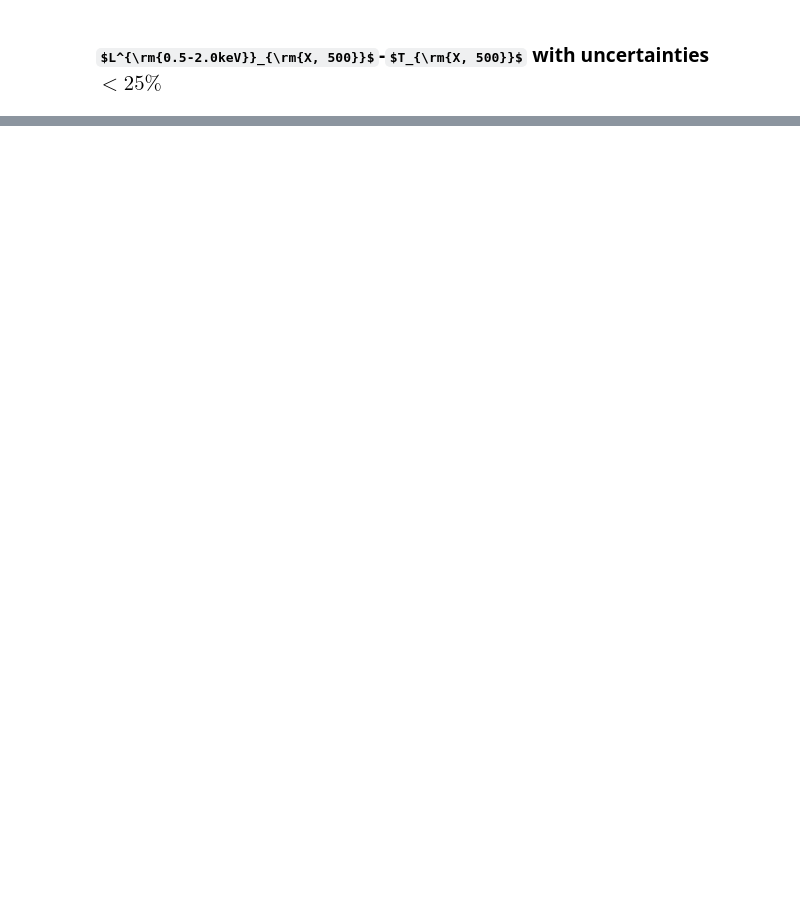
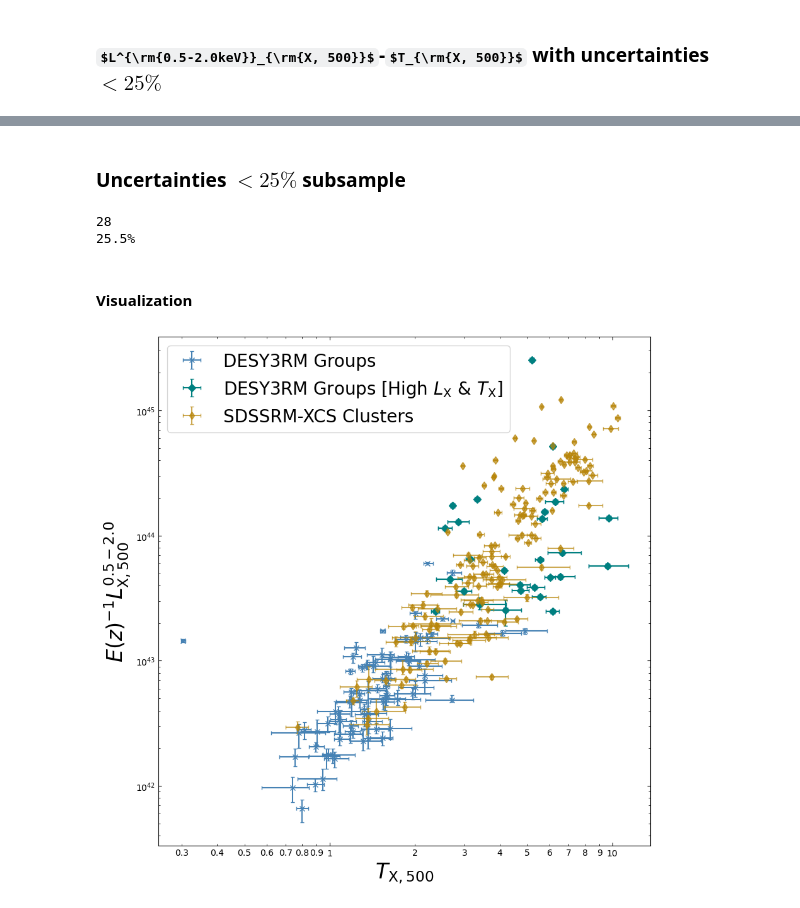
Before and after one commit to DavidT3/DESY3-XMM-Groups, a Jupyter notebook: notebooks/results_analyses/DESY3RM-XMM-groups_Lx-Tx.ipynb, the cells around one changed output, grey strips where cells are left out. Saved outputs shown, nothing was run; the diff lists cells and outputs as text; code cells hidden in the pictures; some formulas as TeX source; blank space fills up the shorter version.

Commit message:
Split a subsample off the Lx-Tx less than 25% errors results that might be suspiciously high Lx/Tx (in the cluster regime)

```diff
--- a/notebooks/results_analyses/DESY3RM-XMM-groups_Lx-Tx.ipynb
+++ b/notebooks/results_analyses/DESY3RM-XMM-groups_Lx-Tx.ipynb
@@ -239,0 +244,58 @@ desy3rm_groups_txerr25_lxerr25[desy3rm_groups_txerr25_lxerr25['Tx_500']<0.4]
+# %%
+# Eyeballed from Figure 10 of Paul's paper - NOT TAKING INTO ACCOUNT THE E(z)^-1 scaling
+tx_500_rich20_lim = Quantity(2.3, 'keV')
+lx52_500_rich20_lim = Quantity(0.2e+44, 'erg/s')
+# %% [markdown]
+### Uncertainties $<25\%$ subsample
+# %%
+cl_reg_msk = ((desy3rm_groups_txerr25_lxerr25['Lx500ce_0.5-2.0'] >= lx52_500_rich20_lim.value) &
+              (desy3rm_groups_txerr25_lxerr25['Tx_500'] >= tx_500_rich20_lim.value))
+print(cl_reg_msk.sum())
+print(str(round((cl_reg_msk.sum() / cl_reg_msk.shape[0]*100), 1)) + '%')
+# %% [output]
+28
+25.5%
+# %% [markdown]
+#### Visualization
+# %%
+plt.figure(figsize=(9, 9))
+plt.minorticks_on()
+plt.tick_params(which='both', direction='in', top=True, right=True)
+
+desy3_grp_lx500_52 = (Quantity(desy3rm_groups_txerr25_lxerr25[['Lx52_500', 'Lx52_500-','Lx52_500+']].values, 'erg/s')*
+                          (desy3rm_groups_txerr25_lxerr25['E'].values[..., None]**-1))
+desy3_grp_tx500 = Quantity(desy3rm_groups_txerr25_lxerr25[['Tx_500', 'Tx_500-', 'Tx_500+']].values, 'keV')
+
+plt.errorbar(desy3_grp_tx500[:, 0].value, desy3_grp_lx500_52[:, 0].value, yerr=desy3_grp_lx500_52[:, 1:].value.T,
+             xerr=desy3_grp_tx500[:, 1:].value.T, capsize=2, fmt='x', color='steelblue', label='DESY3RM Groups')
+
+# Bodge to plot the high-lx/tx points slightly differently
+plt.errorbar(desy3_grp_tx500[cl_reg_msk, 0].value, desy3_grp_lx500_52[cl_reg_msk, 0].value,
+             yerr=desy3_grp_lx500_52[cl_reg_msk, 1:].value.T,
+             xerr=desy3_grp_tx500[cl_reg_msk, 1:].value.T, capsize=2, fmt='D', color='teal',
+             label=r'DESY3RM Groups [High $L_{\rm{X}}$ & $T_{\rm{X}}$]')
+
+# AND NOW THE SDSSRM-XCS SAMPLE AS A COMPARISON
+sdss_clust_lx500_52 = (Quantity(sdssrm_xcs_clust[['Lx52_500', 'Lx52_500-','Lx52_500+']].values, 'erg/s')*
+                       (sdssrm_xcs_clust['E'].values[..., None]**-1))*1e+44
+sdss_clust_tx500 = Quantity(sdssrm_xcs_clust[['Tx_500', 'Tx_500-', 'Tx_500+']].values, 'keV')
+
+plt.errorbar(sdss_clust_tx500[:, 0].value, sdss_clust_lx500_52[:, 0].value, yerr=sdss_clust_lx500_52[:, 1:].value.T,
+             xerr=sdss_clust_tx500[:, 1:].value.T, capsize=2, fmt='d', color='darkgoldenrod', label='SDSSRM-XCS Clusters',
+             alpha=0.7)
+
+plt.ylabel(r"$E(z)^{-1}L^{0.5-2.0}_{\rm{X,500}}$", fontsize=24)
+plt.xlabel(r"$T_{\rm{X,500}}$", fontsize=24)
+
+plt.xscale("log")
+plt.yscale("log")
+
+plt.gca().xaxis.set_major_formatter(FuncFormatter(lambda inp, _: '{:g}'.format(inp)))
+plt.gca().xaxis.set_minor_formatter(FuncFormatter(lambda inp, _: '{:g}'.format(inp)))
+
+plt.legend(fontsize=20)
+plt.tight_layout()
+plt.savefig(gen_fig_out_path + "desy3-groups_sdssrm-clusters_lx-tx_lt25percerr-cluster-regime-LxTx-split.pdf")
+plt.show()
+# %% [output]
+[figure, added]
```
Also changed, not shown: parts of 12 cells of this notebook, 4 other files.
